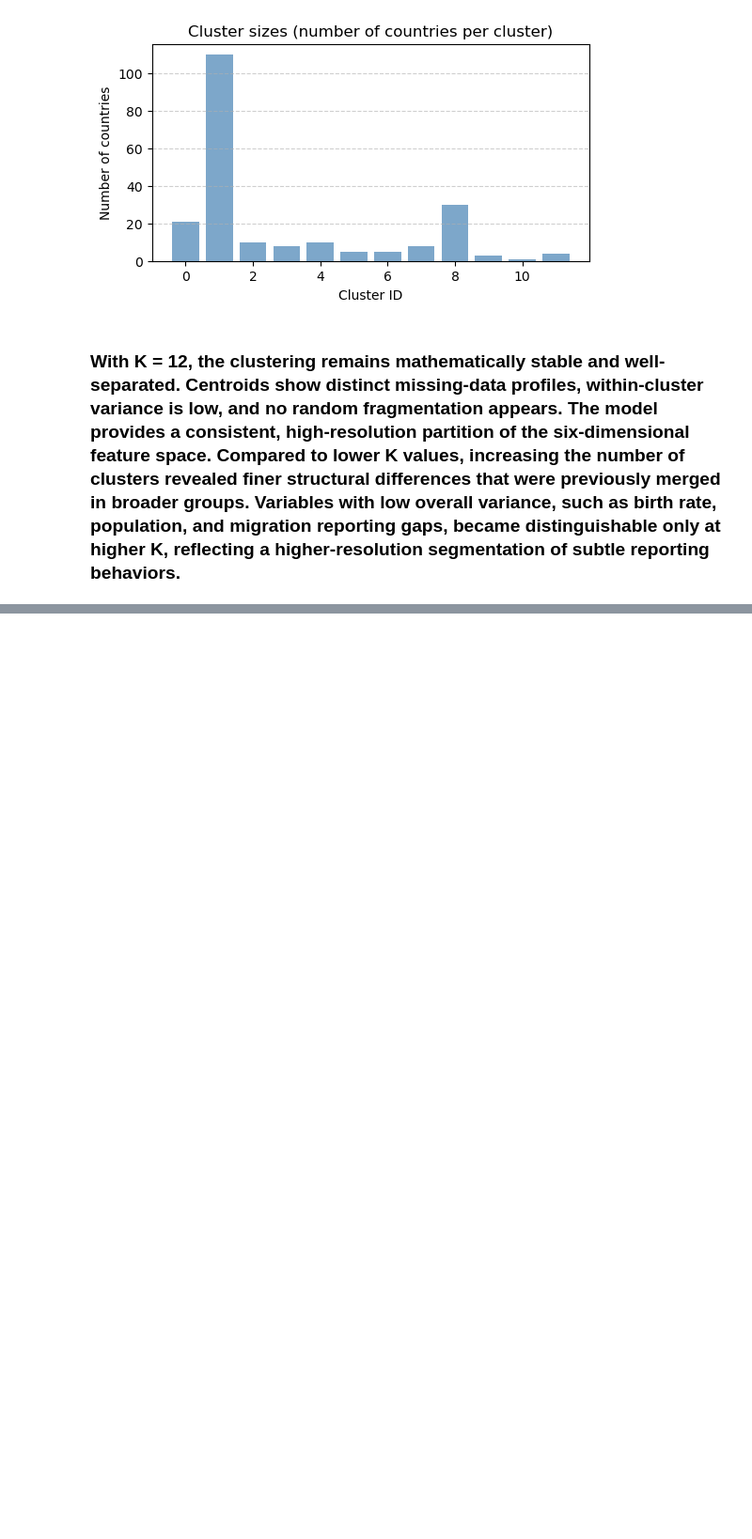
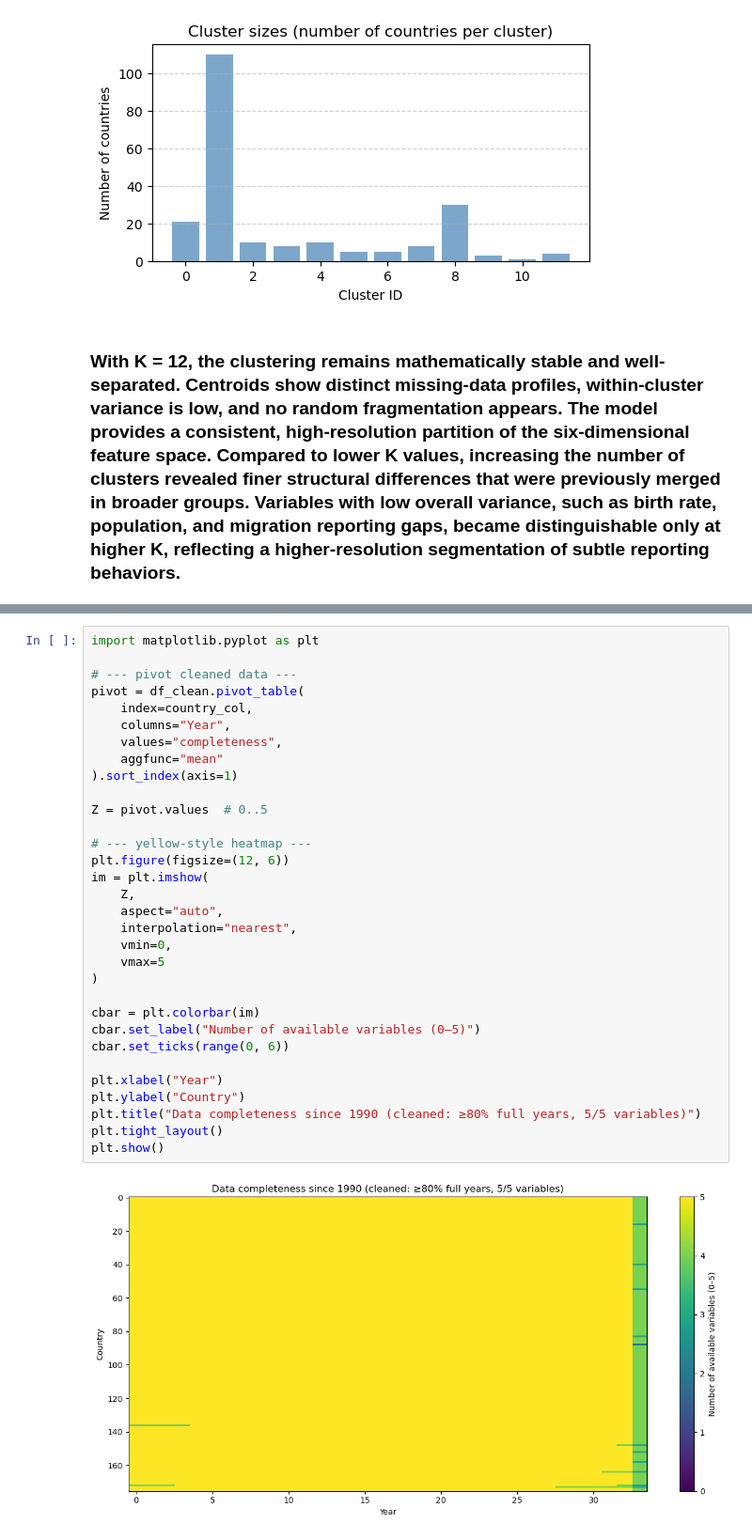
Before and after one commit to AndrasHege/MatMod_HA, a Jupyter notebook: Mathmod_HA.ipynb, the cells around one changed output, grey strips where cells are left out. Shown at 94% size. Saved outputs shown, nothing was run; the diff lists cells and outputs as text; blank space fills up the shorter version.

```diff
--- a/Mathmod_HA.ipynb
+++ b/Mathmod_HA.ipynb
@@ -1065,0 +1337,34 @@ plt.show()
+# %%
+import matplotlib.pyplot as plt
+
+# --- pivot cleaned data ---
+pivot = df_clean.pivot_table(
+    index=country_col,
+    columns="Year",
+    values="completeness",
+    aggfunc="mean"
+).sort_index(axis=1)
+
+Z = pivot.values  # 0..5
+
+# --- yellow-style heatmap ---
+plt.figure(figsize=(12, 6))
+im = plt.imshow(
+    Z,
+    aspect="auto",
+    interpolation="nearest",
+    vmin=0,
+    vmax=5
+)
+
+cbar = plt.colorbar(im)
+cbar.set_label("Number of available variables (0–5)")
+cbar.set_ticks(range(0, 6))
+
+plt.xlabel("Year")
+plt.ylabel("Country")
+plt.title("Data completeness since 1990 (cleaned: ≥80% full years, 5/5 variables)")
+plt.tight_layout()
+plt.show()
+# %% [output]
+[figure, added]
```
Also changed, not shown: parts of 45 cells of this notebook.
